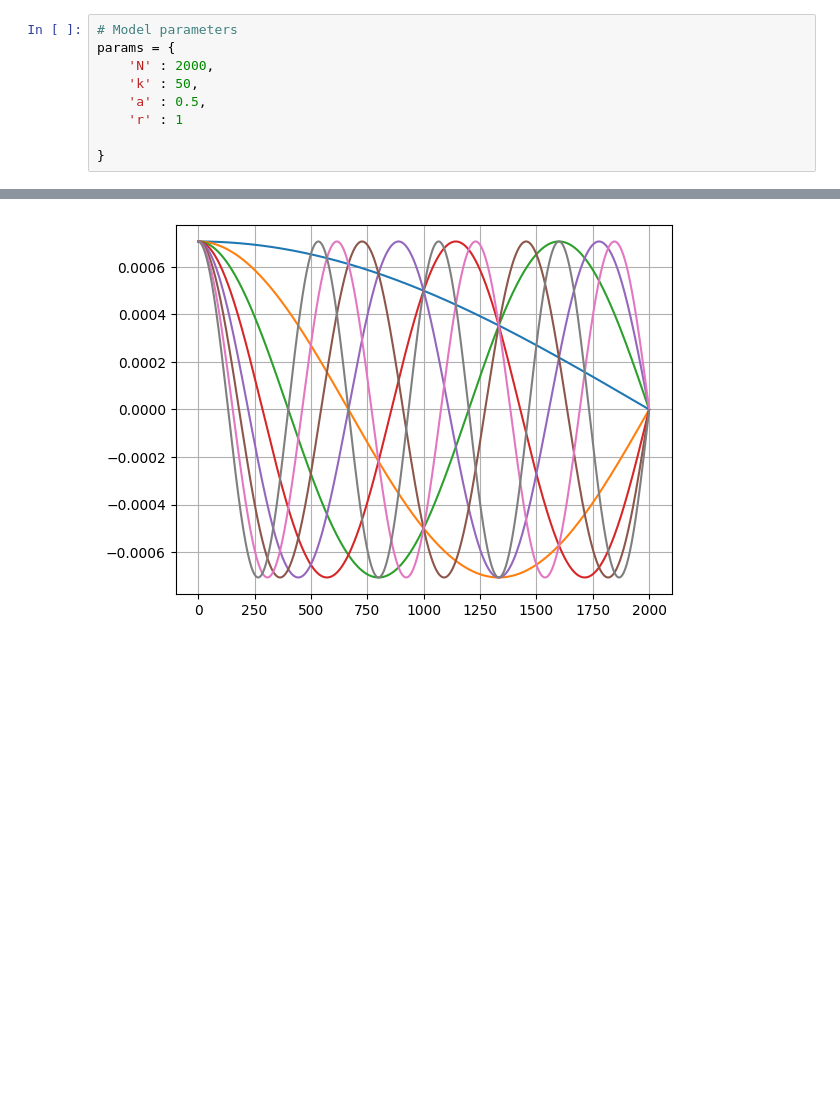
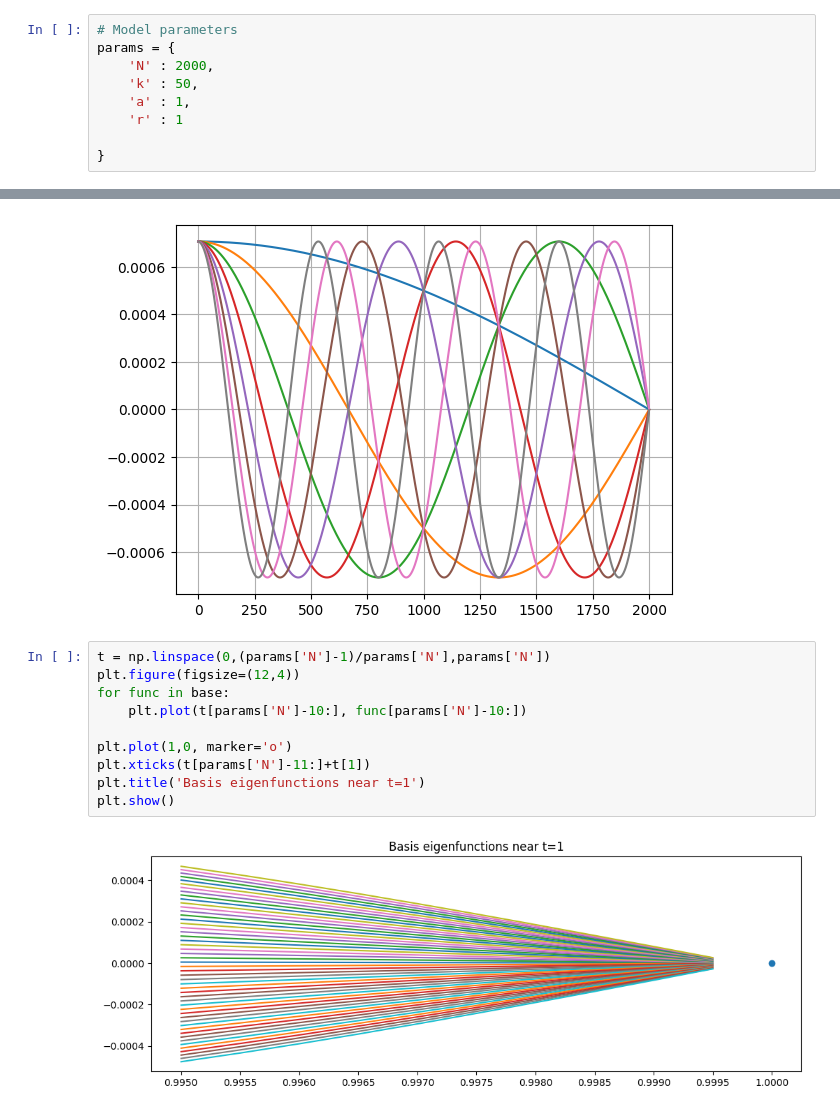
Before and after one commit to CentofantiEze/FBResNet, a Jupyter notebook: notebooks/explore_base.ipynb, the cells around one changed output, grey strips where cells are left out. Drawn from its saved outputs; the diff is of its cells as text; blank space fills up the shorter version.

Commit message:
Analyse basis projection loss

```diff
--- a/notebooks/explore_base.ipynb
+++ b/notebooks/explore_base.ipynb
@@ -24,7 +24,7 @@ from FBRN.proxop.hyperslab import cardan_slab
 params = {
     'N' : 2000,
     'k' : 50,
-    'a' : 0.5,
+    'a' : 1,
     'r' : 1
 
 }
@@ -67,3 +67,15 @@ for i in range(8):
 plt.grid(True,'both')
 # %% [output]
 [figure]
+# %%
+t = np.linspace(0,(params['N']-1)/params['N'],params['N'])
+plt.figure(figsize=(12,4))
+for func in base:
+    plt.plot(t[params['N']-10:], func[params['N']-10:])
+
+plt.plot(1,0, marker='o')
+plt.xticks(t[params['N']-11:]+t[1])
+plt.title('Basis eigenfunctions near t=1')
+plt.show()
+# %% [output]
+[figure, added]
```
Also changed, not shown: parts of 9 cells of this notebook.
